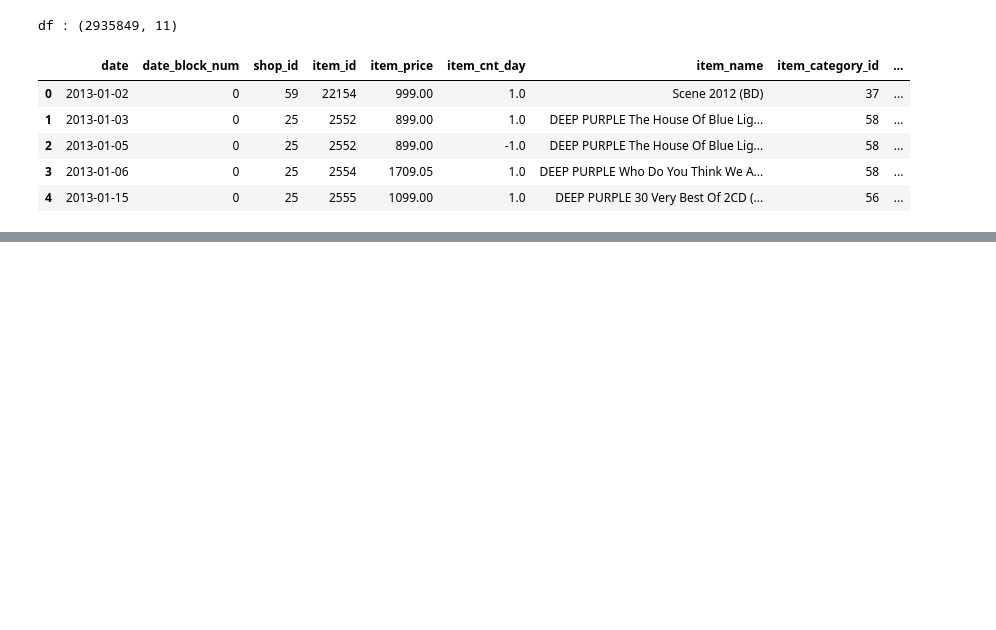
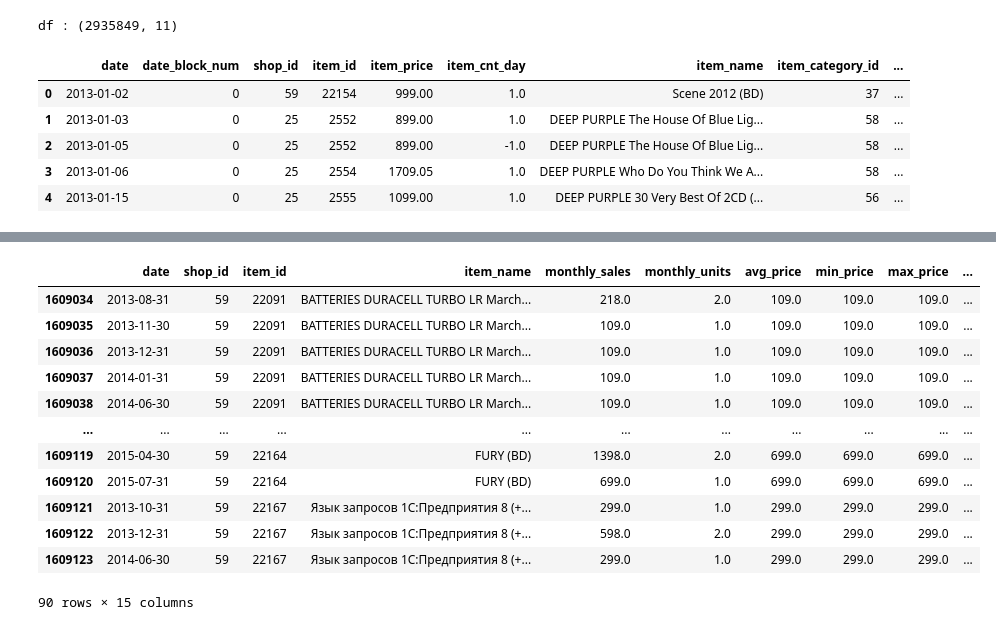
Before and after one commit to gustavopardoitam/metodos-gran-escala, a Jupyter notebook: tareas/tarea-01/etl_01_download.ipynb, the cells around one changed output, grey strips where cells are left out. Saved outputs shown, nothing was run; the diff lists cells and outputs as text; code cells hidden in the pictures; blank space fills up the shorter version.

```diff
--- a/tareas/tarea-01/etl_01_download.ipynb
+++ b/tareas/tarea-01/etl_01_download.ipynb
@@ -169 +338,17 @@ monthly : (1609124, 10)
+# %%
+monthly.tail(90)
+# %% [output]
+|  | date | shop_id | item_id | item_name | monthly_sales | monthly_units | avg_price | min_price | max_price | ... |
+| 1609034 | 2013-08-31 | 59 | 22091 | BATTERIES DURACELL TURBO LR March... | 218.0 | 2.0 | 109.0 | 109.0 | 109.0 | ... |
+| 1609035 | 2013-11-30 | 59 | 22091 | BATTERIES DURACELL TURBO LR March... | 109.0 | 1.0 | 109.0 | 109.0 | 109.0 | ... |
+| 1609036 | 2013-12-31 | 59 | 22091 | BATTERIES DURACELL TURBO LR March... | 109.0 | 1.0 | 109.0 | 109.0 | 109.0 | ... |
+| 1609037 | 2014-01-31 | 59 | 22091 | BATTERIES DURACELL TURBO LR March... | 109.0 | 1.0 | 109.0 | 109.0 | 109.0 | ... |
+| 1609038 | 2014-06-30 | 59 | 22091 | BATTERIES DURACELL TURBO LR March... | 109.0 | 1.0 | 109.0 | 109.0 | 109.0 | ... |
+| ... | ... | ... | ... | ... | ... | ... | ... | ... | ... | ... |
+| 1609119 | 2015-04-30 | 59 | 22164 | FURY (BD) | 1398.0 | 2.0 | 699.0 | 699.0 | 699.0 | ... |
+| 1609120 | 2015-07-31 | 59 | 22164 | FURY (BD) | 699.0 | 1.0 | 699.0 | 699.0 | 699.0 | ... |
+| 1609121 | 2013-10-31 | 59 | 22167 | Язык запросов 1С:Предприятия 8 (+... | 299.0 | 1.0 | 299.0 | 299.0 | 299.0 | ... |
+| 1609122 | 2013-12-31 | 59 | 22167 | Язык запросов 1С:Предприятия 8 (+... | 598.0 | 2.0 | 299.0 | 299.0 | 299.0 | ... |
+| 1609123 | 2014-06-30 | 59 | 22167 | Язык запросов 1С:Предприятия 8 (+... | 299.0 | 1.0 | 299.0 | 299.0 | 299.0 | ... |
+90 rows × 15 columns
 # %%
```
Also changed, not shown: parts of 11 cells of this notebook.
